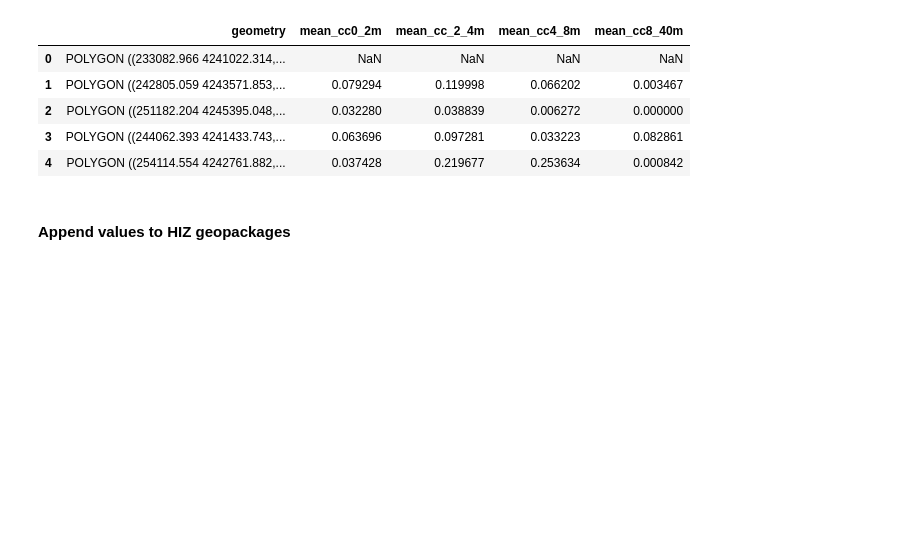
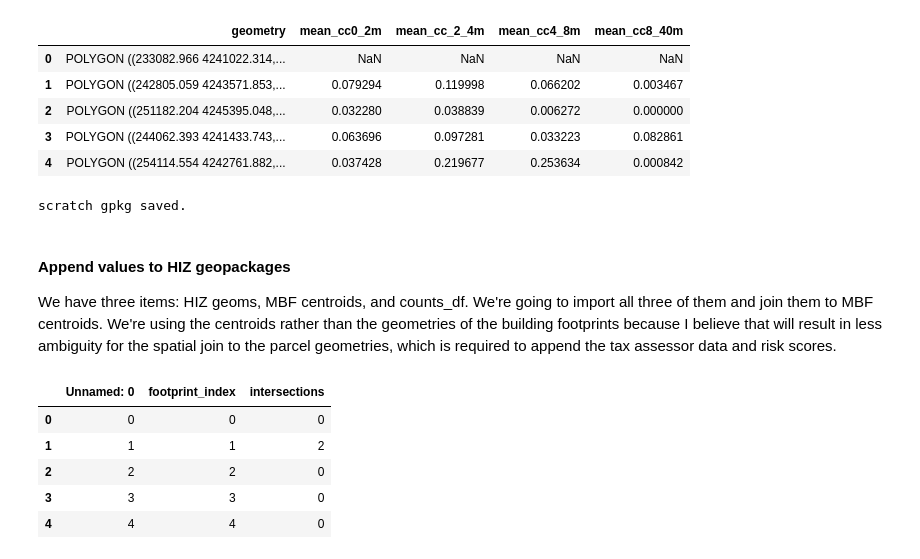
Before and after one commit to bryceayoung/ouray, a Jupyter notebook: workflows/hiz/ouray_hiz.ipynb, the cells around one changed output. Cells and saved outputs as stored; diff of their text form; code cells hidden in the pictures; blank space fills up the shorter version.

```diff
--- a/workflows/hiz/ouray_hiz.ipynb
+++ b/workflows/hiz/ouray_hiz.ipynb
@@ -202,7 +204,29 @@ Error processing D:/_PROJECTS/P001_OurayParcel\data\tiffs_from_las\ouray_cc8_40m
 | 2 | POLYGON ((251182.204 4245395.048,... | 0.032280 | 0.038839 | 0.006272 | 0.000000 |
 | 3 | POLYGON ((244062.393 4241433.743,... | 0.063696 | 0.097281 | 0.033223 | 0.082861 |
 | 4 | POLYGON ((254114.554 4242761.882,... | 0.037428 | 0.219677 | 0.253634 | 0.000842 |
+# %%
+hiz_full.to_file(os.path.join(scratch, 'hiz_raster_WKID26913.gpkg'), driver='GPKG', index=False)
+print('scratch gpkg saved.')
+# %% [output]
+scratch gpkg saved.
 # %% [markdown]
 #### Append values to HIZ geopackages
+We have three items: HIZ geoms, MBF centroids, and counts_df. We're going to import all three of them and join them to MBF centroids. We're using the centroids rather than the geometries of the building footprints because I believe that will result in less ambiguity for the spatial join to the parcel geometries, which is required to append the tax assessor data and risk scores.
 # %%
 # Code to append values
+import pandas as pd
+import geopandas as gpd
+
+df = pd.read_csv(os.path.join(scratch, 'structure_count.csv'))
+mbf1 = gpd.read_file(os.path.join(scratch, 'mbf_centroid_wui_class.gpkg'))
+mbf2 = gpd.read_file(os.path.join(scratch, 'mbf_wui_ssd.gpkg'))
+hiz = gpd.read_file(os.path.join(scratch, 'hiz_raster_WKID26913.gpkg'))
+
+df.head()
+# %% [output]
+|  | Unnamed: 0 | footprint_index | intersections |
+| 0 | 0 | 0 | 0 |
+| 1 | 1 | 1 | 2 |
+| 2 | 2 | 2 | 0 |
+| 3 | 3 | 3 | 0 |
+| 4 | 4 | 4 | 0 |
```
Also changed, not shown: parts of 23 cells of this notebook.
